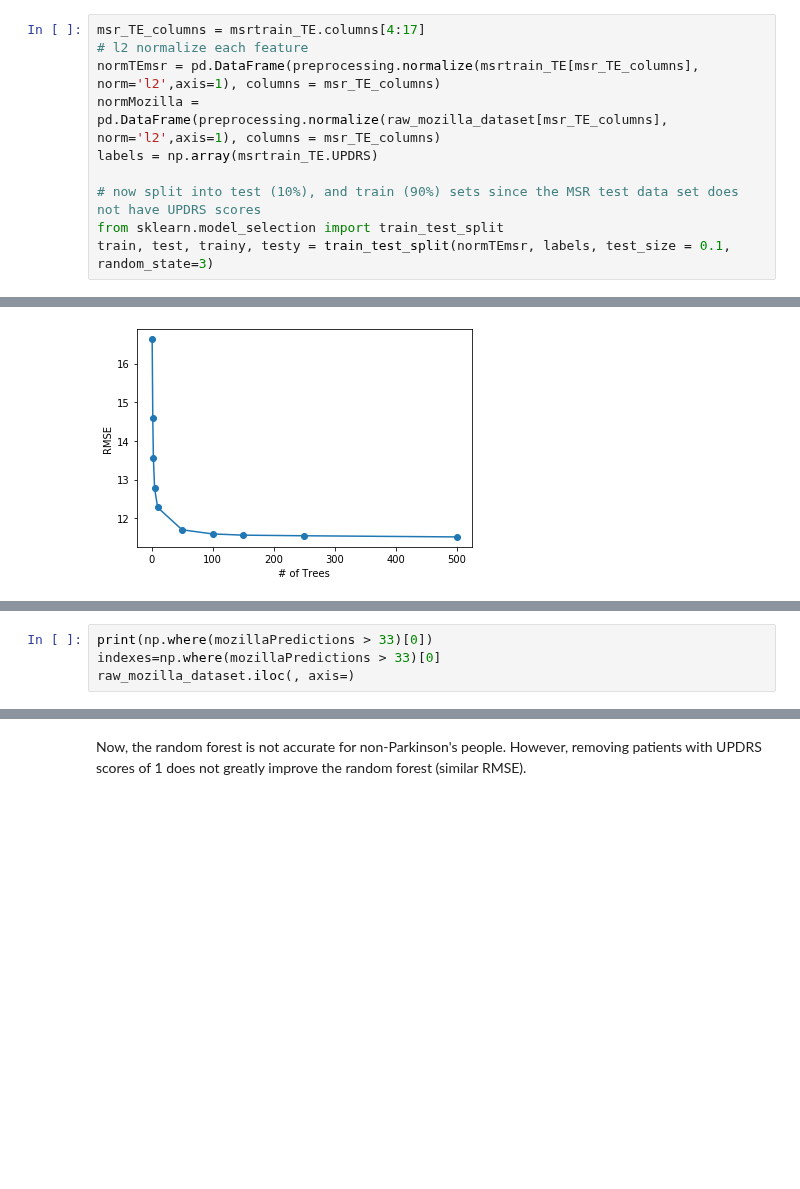
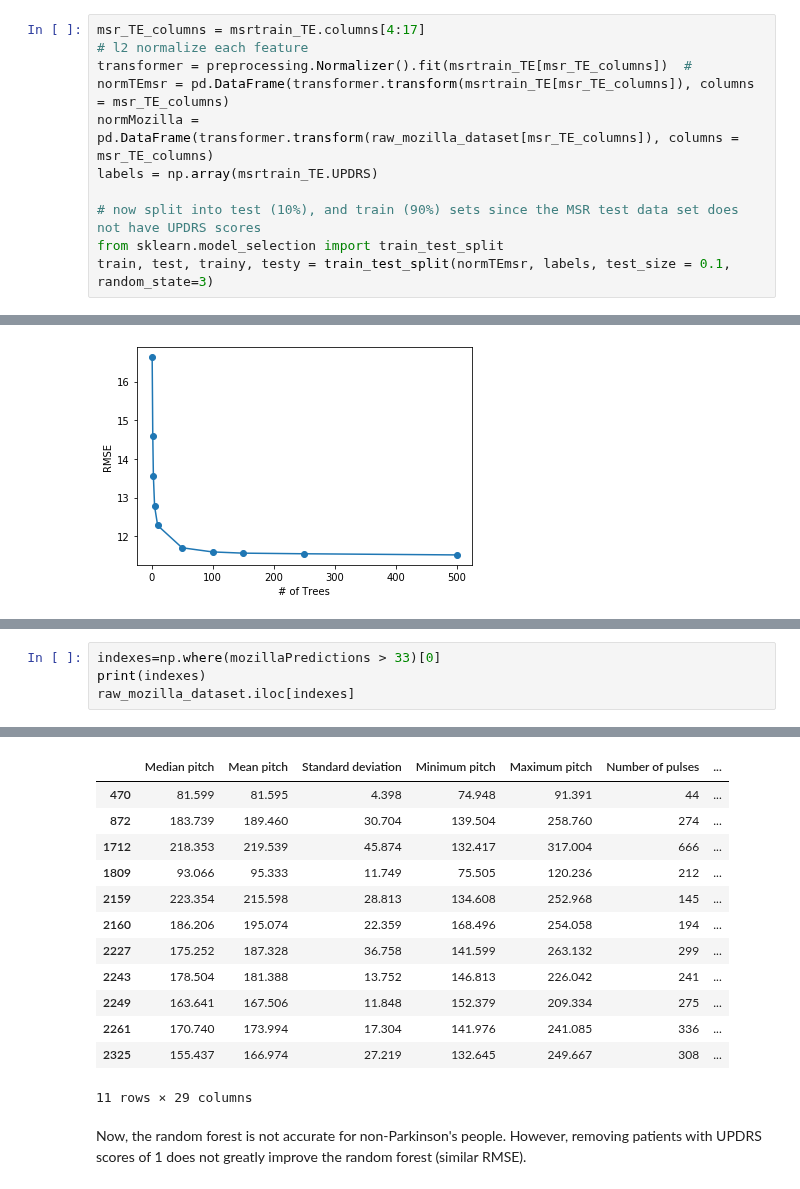
Before and after one commit to adachille/parkinsons-detector, a Jupyter notebook: parkinsons-data-exploration.ipynb, the cells around one changed output, grey strips where cells are left out. Drawn from its saved outputs; the diff is of its cells as text; blank space fills up the shorter version.

```diff
--- a/parkinsons-data-exploration.ipynb
+++ b/parkinsons-data-exploration.ipynb
@@ -658,8 +767,9 @@ Parkinson's severity is scored on the UPDRS score. Since we have these scores fo
 # %%
 msr_TE_columns = msrtrain_TE.columns[4:17]
 # l2 normalize each feature
-normTEmsr = pd.DataFrame(preprocessing.normalize(msrtrain_TE[msr_TE_columns], norm='l2',axis=1), columns = msr_TE_columns)
-normMozilla = pd.DataFrame(preprocessing.normalize(raw_mozilla_dataset[msr_TE_columns], norm='l2',axis=1), columns = msr_TE_columns)
+transformer = preprocessing.Normalizer().fit(msrtrain_TE[msr_TE_columns])  #
+normTEmsr = pd.DataFrame(transformer.transform(msrtrain_TE[msr_TE_columns]), columns = msr_TE_columns)
+normMozilla = pd.DataFrame(transformer.transform(raw_mozilla_dataset[msr_TE_columns]), columns = msr_TE_columns)
 labels = np.array(msrtrain_TE.UPDRS)
 
 # now split into test (10%), and train (90%) sets since the MSR test data set does not have UPDRS scores
@@ -704,7 +821,7 @@ Root Mean Squared Error: 11.59
 [figure]
 [figure]
 # %%
-print(np.where(mozillaPredictions > 33)[0])
 indexes=np.where(mozillaPredictions > 33)[0]
-raw_mozilla_dataset.iloc(, axis=)
+print(indexes)
+raw_mozilla_dataset.iloc[indexes]
 # %% [output]
@@ -712,3 +829,16 @@ SyntaxError: invalid syntax (<ipython-input-136-9888b1f25dd5>, line 3)
+|  | Median pitch | Mean pitch | Standard deviation | Minimum pitch | Maximum pitch | Number of pulses | ... |
+| 470 | 81.599 | 81.595 | 4.398 | 74.948 | 91.391 | 44 | ... |
+| 872 | 183.739 | 189.460 | 30.704 | 139.504 | 258.760 | 274 | ... |
+| 1712 | 218.353 | 219.539 | 45.874 | 132.417 | 317.004 | 666 | ... |
+| 1809 | 93.066 | 95.333 | 11.749 | 75.505 | 120.236 | 212 | ... |
+| 2159 | 223.354 | 215.598 | 28.813 | 134.608 | 252.968 | 145 | ... |
+| 2160 | 186.206 | 195.074 | 22.359 | 168.496 | 254.058 | 194 | ... |
+| 2227 | 175.252 | 187.328 | 36.758 | 141.599 | 263.132 | 299 | ... |
+| 2243 | 178.504 | 181.388 | 13.752 | 146.813 | 226.042 | 241 | ... |
+| 2249 | 163.641 | 167.506 | 11.848 | 152.379 | 209.334 | 275 | ... |
+| 2261 | 170.740 | 173.994 | 17.304 | 141.976 | 241.085 | 336 | ... |
+| 2325 | 155.437 | 166.974 | 27.219 | 132.645 | 249.667 | 308 | ... |
+11 rows × 29 columns
 # %% [markdown]
 Now, the random forest is not accurate for non-Parkinson's people. However, removing patients with UPDRS scores of 1 does not greatly improve the random forest (similar RMSE).
 # %%
```
Also changed, not shown: parts of 12 cells of this notebook.
